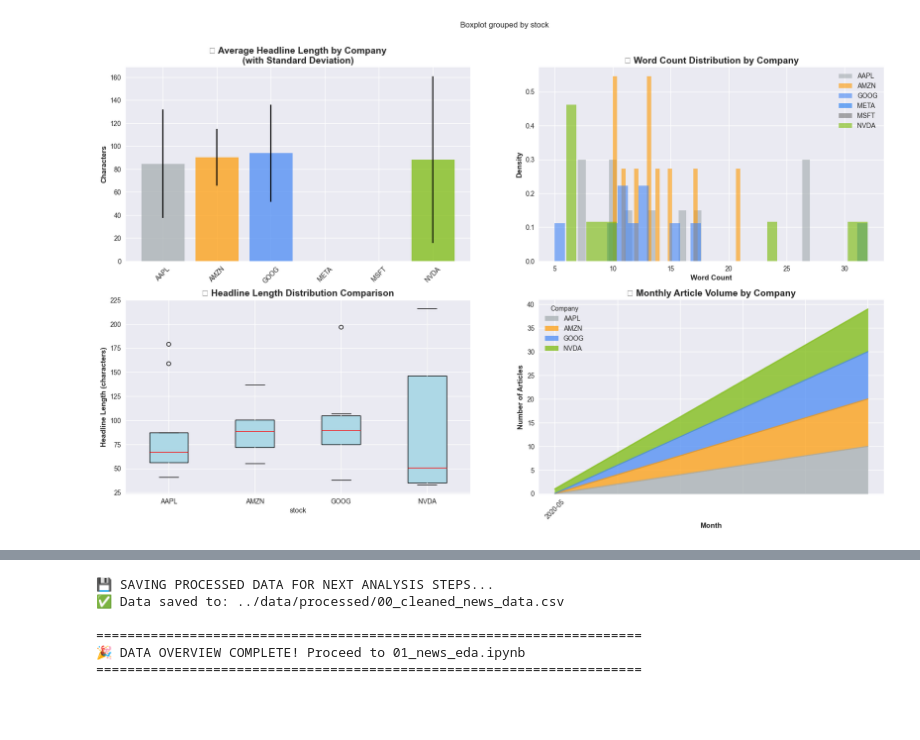
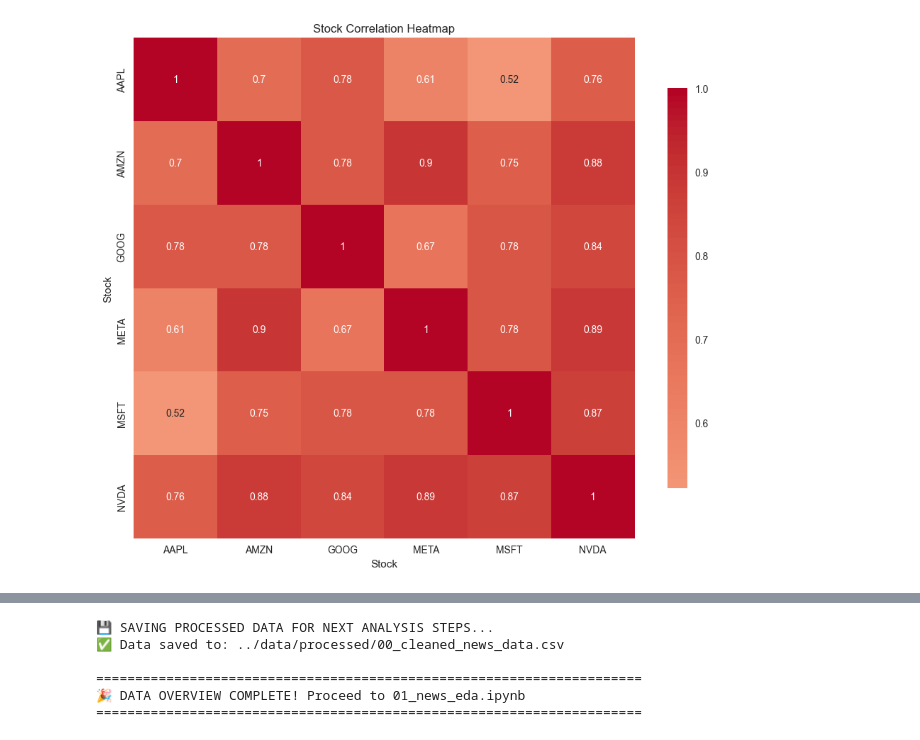
Before and after one commit to melat33/Financial_News_Stock_Analysis, a Jupyter notebook: notebooks/data_overview_eda.ipynb, the cells around one changed output, grey strips where cells are left out. Cells and saved outputs as stored; diff of their text form; code cells hidden in the pictures; blank space fills up the shorter version.

Commit message:
exploratory data analysis

```diff
--- a/notebooks/data_overview_eda.ipynb
+++ b/notebooks/data_overview_eda.ipynb
@@ -14,21 +11,23 @@ from src.config import TICKERS
 # %%
-#import
-import sys
+# CELL 1: Setup and Configuration
 import os
 import pandas as pd
 import numpy as np
 import matplotlib.pyplot as plt
 import seaborn as sns
+from datetime import datetime
 import warnings
 warnings.filterwarnings('ignore')
 
-sys.path.append('../src')
-from data_loader import load_news_data, validate_news_data
-from config import TICKERS
+# Configuration
+TICKERS = ["AAPL", "AMZN", "GOOG", "META", "MSFT", "NVDA"]
+TECHNICAL_DIR = "../data/processed/technical_indicators"
 
 # Styling
 plt.style.use('seaborn-v0_8')
 sns.set_palette("husl")
 company_colors = {'AAPL': '#A2AAAD', 'AMZN': '#FF9900', 'GOOG': '#4285F4',
                   'META': '#1877F2', 'MSFT': '#737373', 'NVDA': '#76B900'}
+
+print("🚀 Starting Data Overview EDA")
 # %% [output]
@@ -321,72 +232,21 @@ Expected companies: ['AAPL', 'AMZN', 'GOOG', 'META', 'MSFT', 'NVDA']
 # %%
-# %%
-# Statistical distributions with comparisons
-fig, ((ax1, ax2), (ax3, ax4)) = plt.subplots(2, 2, figsize=(20, 12))
+# CELL 6: Correlation Analysis
+print("🔗 CORRELATION ANALYSIS")
+print("=" * 50)
 
-# 1. Headline length distribution by company
-headline_stats = []
-for company in TICKERS:
-    company_data = df[df['stock'] == company]
-    headline_stats.append({
-        'Company': company,
-        'Mean Length': company_data['headline_length'].mean(),
-        'Std Length': company_data['headline_length'].std(),
-        'Mean Words': company_data['word_count'].mean(),
-        'Std Words': company_data['word_count'].std()
-    })
+# Create pivot table for closing prices
+close_prices = df.pivot(index='Date', columns='Stock', values='Close')
 
-stats_df = pd.DataFrame(headline_stats)
-stats_df = stats_df.set_index('Company')
+# Calculate correlation matrix
+correlation_matrix = close_prices.corr()
 
-ax1.bar(stats_df.index, stats_df['Mean Length'],
-        color=[company_colors[c] for c in stats_df.index],
-        alpha=0.7, yerr=stats_df['Std Length'], capsize=5)
-ax1.set_title('📏 Average Headline Length by Company\n(with Standard Deviation)',
-              fontsize=14, fontweight='bold')
-ax1.set_ylabel('Characters', fontweight='bold')
-ax1.tick_params(axis='x', rotation=45)
+plt.figure(figsize=(10, 8))
+sns.heatmap(correlation_matrix, annot=True, cmap='coolwarm', center=0,
+            square=True, cbar_kws={'shrink': 0.8})
+plt.title('Stock Correlation Heatmap')
+plt.tight_layout()
+plt.show()
 
-# 2. Word count distribution
-for company in TICKERS:
-    company_data = df[df['stock'] == company]
-    ax2.hist(company_data['word_count'], bins=30, alpha=0.6,
-             label=company, color=company_colors[company], density=True)
-ax2.set_title('📊 Word Count Distribution by Company', fontsize=14, fontweight='bold')
-ax2.set_xlabel('Word Count', fontweight='bold')
-ax2.set_ylabel('Density', fontweight='bold')
-ax2.legend()
-
-# 3. Box plot comparison
-df.boxplot(column='headline_length', by='stock', ax=ax3,
-           patch_artist=True,
-           boxprops=dict(facecolor='lightblue', color='black'),
-           medianprops=dict(color='red'))
-ax3.set_title('📦 Headline Length Distribution Comparison', fontsize=14, fontweight='bold')
-ax3.set_ylabel('Headline Length (characters)', fontweight='bold')
-
-# Fix the problematic cell - replace it with this:
-
-# 4. Temporal distribution by company
-monthly_by_company = df.groupby([df['date'].dt.to_period('M'), 'stock']).size().unstack()
-monthly_by_company.index = monthly_by_company.index.astype(str)
-
-# Debug: Check what columns we actually have
-print(f"Companies in monthly data: {list(monthly_by_company.columns)}")
-print(f"Expected companies: {TICKERS}")
-
-# Safe color mapping - only use colors for known companies, use gray for others
-available_colors = []
-for c in monthly_by_company.columns:
-    if c in company_colors:
-        available_colors.append(company_colors[c])
-    else:
-        print(f"⚠️  Unknown company in data: '{c}' - using default color")
-        available_colors.append('gray')  # Default color for unknown companies
-
-monthly_by_company.plot(kind='area', ax=ax4, alpha=0.7, color=available_colors)
-ax4.set_title('📈 Monthly Article Volume by Company', fontsize=14, fontweight='bold')
-ax4.set_ylabel('Number of Articles', fontweight='bold')
-ax4.set_xlabel('Month', fontweight='bold')
-ax4.legend(title='Company')
-ax4.tick_params(axis='x', rotation=45)
+print("Correlation Matrix:")
+display(correlation_matrix)
 # %% [output]
@@ -395 +255 @@ Expected companies: ['AAPL', 'AMZN', 'GOOG', 'META', 'MSFT', 'NVDA']
-[figure, old version]
+[figure, new version]
```
Also changed, not shown: parts of 12 cells of this notebook.
